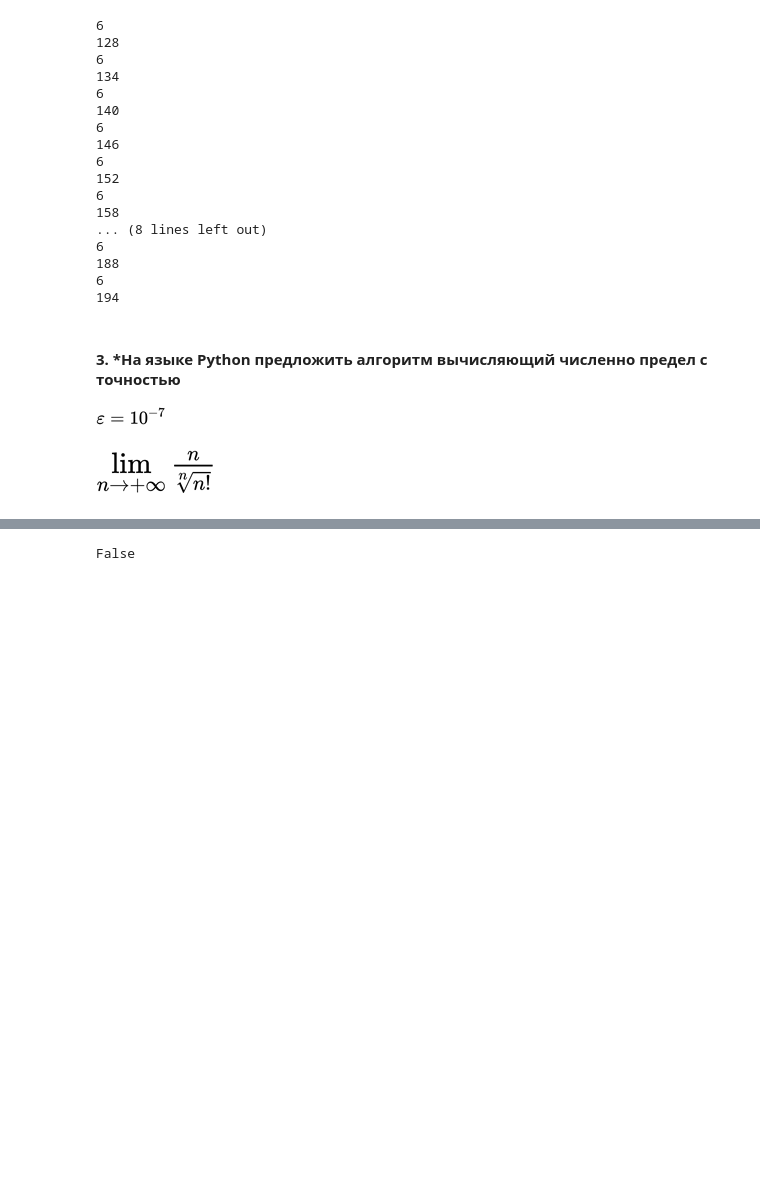
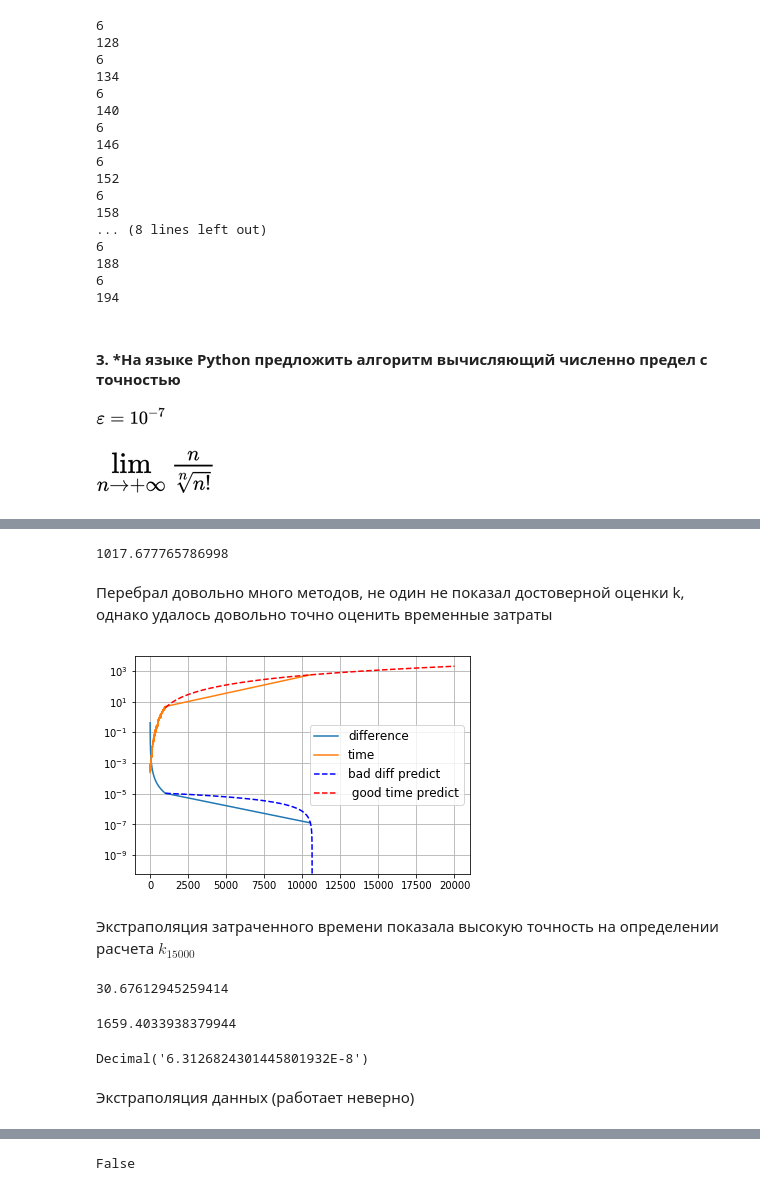
Before and after one commit to Nickel-nc/Calculus, a Jupyter notebook: Calculus_Task_2/Calculus_Task_2.ipynb, the cells around one changed output, grey strips where cells are left out. Saved outputs shown, nothing was run; the diff lists cells and outputs as text; code cells hidden in the pictures; blank space fills up the shorter version.

```diff
--- a/Calculus_Task_2/Calculus_Task_2.ipynb
+++ b/Calculus_Task_2/Calculus_Task_2.ipynb
@@ -201,0 +382,58 @@ def calc(n): # Вычисляет предел с заданным k
+# %%
+df.time.sum() # 1017.7 сек - фактический итог времязатрат для первой 1000 значений
+# %% [output]
+1017.677765786998
+# %% [markdown]
+Перебрал довольно много методов, не один не показал достоверной оценки k, однако удалось довольно точно оценить временные затраты
+# %%
+x = df['k']
+y1 = df['k+1 - k'].astype('float64')
+y2 = df['time']
+
+# Вставка новой проверочной точки, результат аппроксимаций не улучшился.
+x.loc[999] = 10531
+y1.loc[999] = 1.23724695715258914599E-7
+y2.loc[999] = 543.7399882569734
+
+plt.plot(x, y1, label='difference')
+plt.plot(x, y2, label='time')
+
+x2 = np.linspace(1000, 20000, 19000)
+
+f1 = interp1d(x, y1, fill_value = "extrapolate")
+y_pred1 = f1(x2)
+plt.plot(x2, y_pred1, label='bad diff predict', color='b', ls="--")
+
+
+a, b, c = polyfit(x, y2, 2)
+y_pred2 = polyval([a, b, c], x)
+y_pred2 = polyval([a, b, c], x2)
+plt.plot(x2, y_pred2, label=' good time predict', color='r', ls="--")
+
+
+plt.yscale('log')
+plt.legend(fontsize=12)
+# plt.plot(-t**2*b-k,-t,'r-')
+plt.grid(True)
+plt.show()
+# %% [output]
+[figure, added]
+# %% [markdown]
+Экстраполяция затраченного времени показала высокую точность на определении расчета $k_{15000}$
+# %%
+time_eval = pd.DataFrame(np.arange(1,11779,1), columns=['k'])
+time_eval['time_estimate'] = polyval([a, b, c], time_eval['k'])
+# time_eval.loc[time_eval['k']==10531, 'time_estimate']
+time_eval['time_estimate'].sum() / 3600 / 24
+# %% [output]
+30.67612945259414
+# %%
+timeit.timeit("calc(15001) - calc(15000)", setup="from __main__ import calc", number=1)
+# %% [output]
+1659.4033938379944
+# %%
+calc(15000) - calc(14999)
+# %% [output]
+Decimal('6.3126824301445801932E-8')
+# %% [markdown]
+Экстраполяция данных (работает неверно)
```
Also changed, not shown: parts of 25 cells of this notebook.
